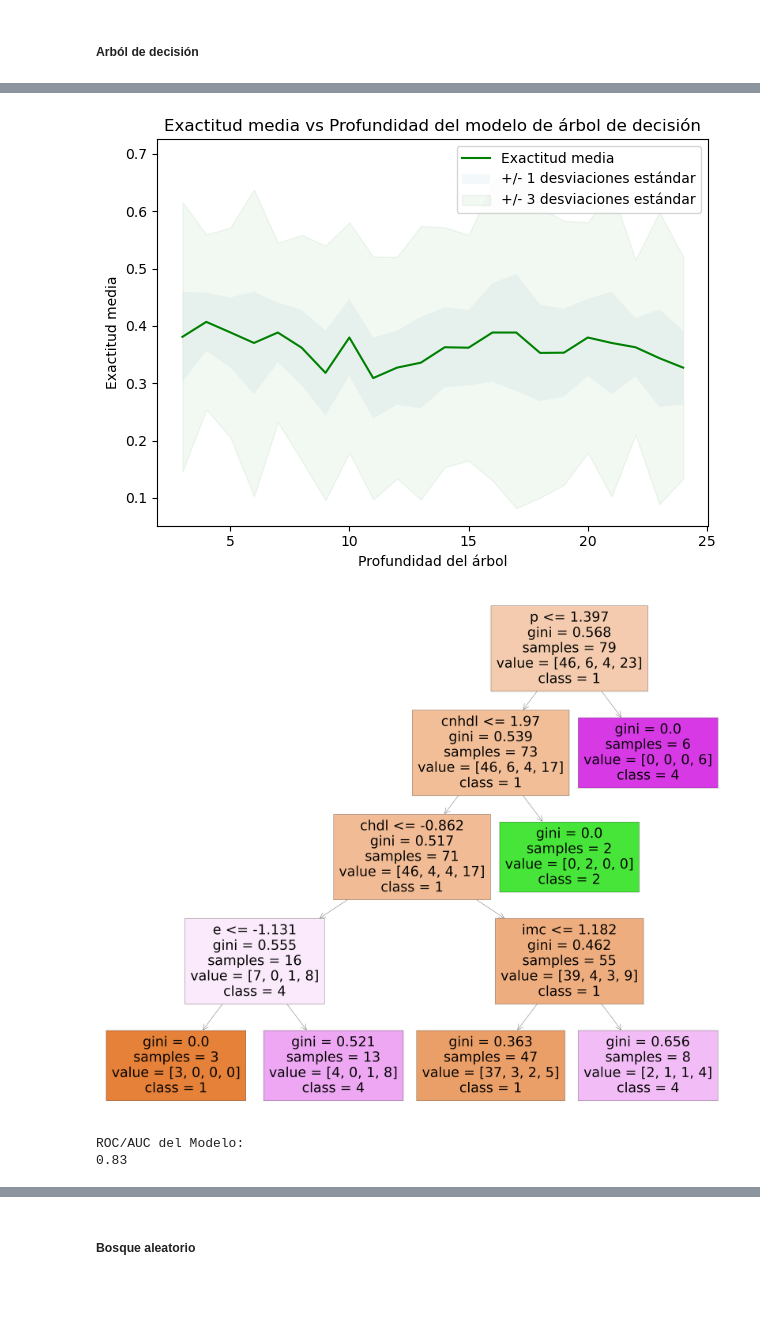
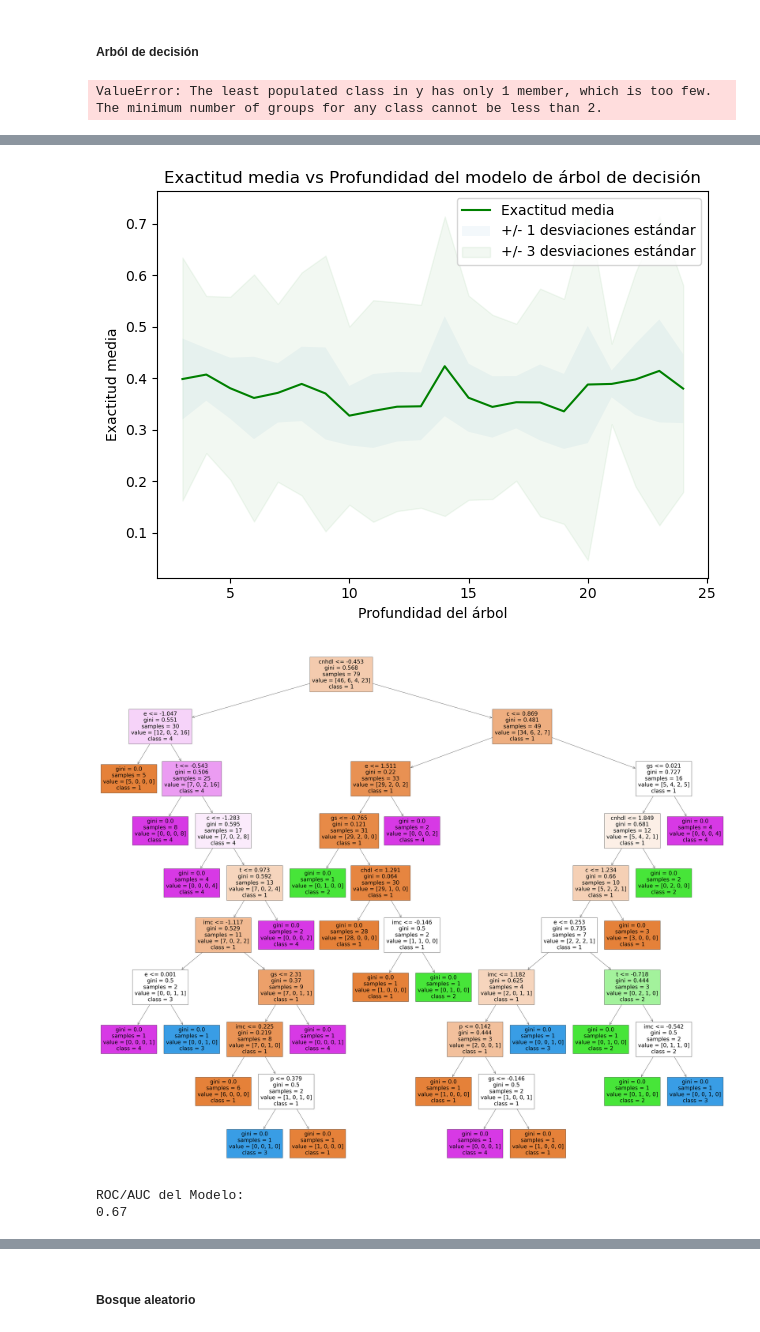
Before and after one commit to paco-da/crispy-invention_metodos, a Jupyter notebook: metodos_predictivos.ipynb, the cells around one changed output, grey strips where cells are left out. Saved outputs shown, nothing was run; the diff lists cells and outputs as text; code cells hidden in the pictures; blank space fills up the shorter version.

Commit message:
quiero crear un solo train_test_split para a partir de ahi hacerle a todos y poder graficar mas facil

```diff
--- a/metodos_predictivos.ipynb
+++ b/metodos_predictivos.ipynb
@@ -321,6 +321,29 @@ y = datos_sin_valores_perdidos[variable_objetivo]
 X_perdidos = datos_con_valores_perdidos[variables_predictoras]
 # %% [markdown]
 ##### Arból de decisión
+# %%
+# Evaluamos diferentes profundidades del árbol de decisión
+depths = list(range(3, 25))
+media_exactitud_arbolu = []
+desviacion_estandar_arbolu = []
+
+for depth in depths:
+    X_entrenamiento, X_prueba, y_entrenamiento, y_prueba = train_test_split(
+        X, y,
+        test_size = 0.3,
+        random_state = arreglo_aleatorio[0],
+        stratify = y
+        )
+    arbolu = DecisionTreeClassifier(max_depth = depth)
+    arbolu.fit(X_entrenamiento, y_entrenamiento)
+    y_prediccion = arbolu.predict(X_prueba)
+    score = cross_val_score(arbolu, X, y, cv = 5, scoring = "accuracy")
+    media_exactitud_arbolu.append(score.mean())
+    desviacion_estandar_arbolu.append(score.std())
+
+profundidad_optima_arbolu = depths[np.argmax(media_exactitud_arbolu)]
+# %% [output]
+ValueError: The least populated class in y has only 1 member, which is too few. The minimum number of groups for any class cannot be less than 2.
 # %%
 # Evaluamos diferentes profundidades del árbol de decisión
 depths = list(range(3, 25))
@@ -330,7 +353,7 @@ desviacion_estandar_exactitud_arbol = []
 for depth in depths:
     X_entrenamiento, X_prueba, y_entrenamiento, y_prueba = train_test_split(
        X, y, test_size = 0.3,
-       random_state = arreglo_aleatorio, stratify = y)
+       random_state = arreglo_aleatorio[0], stratify = y)
     arbolu = DecisionTreeClassifier(max_depth = depth)
     arbolu.fit(X_entrenamiento, y_entrenamiento)
     y_prediccion = arbolu.predict(X_prueba)
@@ -348,7 +371,7 @@ exactitud_arreglo = []
 for arreglo in arreglo_aleatorio:
        X_entrenamiento, X_prueba, y_entrenamiento, y_prueba = train_test_split(
               X, y, test_size = 0.3,
-              random_state = arreglo, stratify = y)
+              random_state = arreglo_aleatorio[0], stratify = y)
        arbolu = DecisionTreeClassifier(max_depth = profundidad_optima_arbolu)
        arbolu.fit(X_entrenamiento, y_entrenamiento)
        score = cross_val_score(arbolu, X, y, cv = 5, scoring = 'accuracy')
@@ -363,7 +386,7 @@ arreglo_aleatorio_optimo_arbolu = arreglo_aleatorio[np.argmax(exactitud_arreglo)
 # Usamos la profundidad óptima para entrenar el modelo 'arbolu'
 X_entrenamiento, X_prueba, y_entrenamiento, y_prueba = train_test_split(
        X, y, test_size = 0.3,
-       random_state =  arreglo_aleatorio, stratify = y)
+       random_state =  arreglo_aleatorio[0], stratify = y)
 arbolu = DecisionTreeClassifier(max_depth = profundidad_optima_arbolu)
 arbolu.fit(X_entrenamiento, y_entrenamiento)
 y_prediccion = arbolu.predict(X_prueba)
@@ -557,4 +580,4 @@ y_puntaje:
-[figure, old version]
+[figure, new version]
-[figure, old version]
+[figure, new version]
 ROC/AUC del Modelo:
-0.83
+0.67
```
Also changed, not shown: parts of 23 cells of this notebook, 2 other files.
